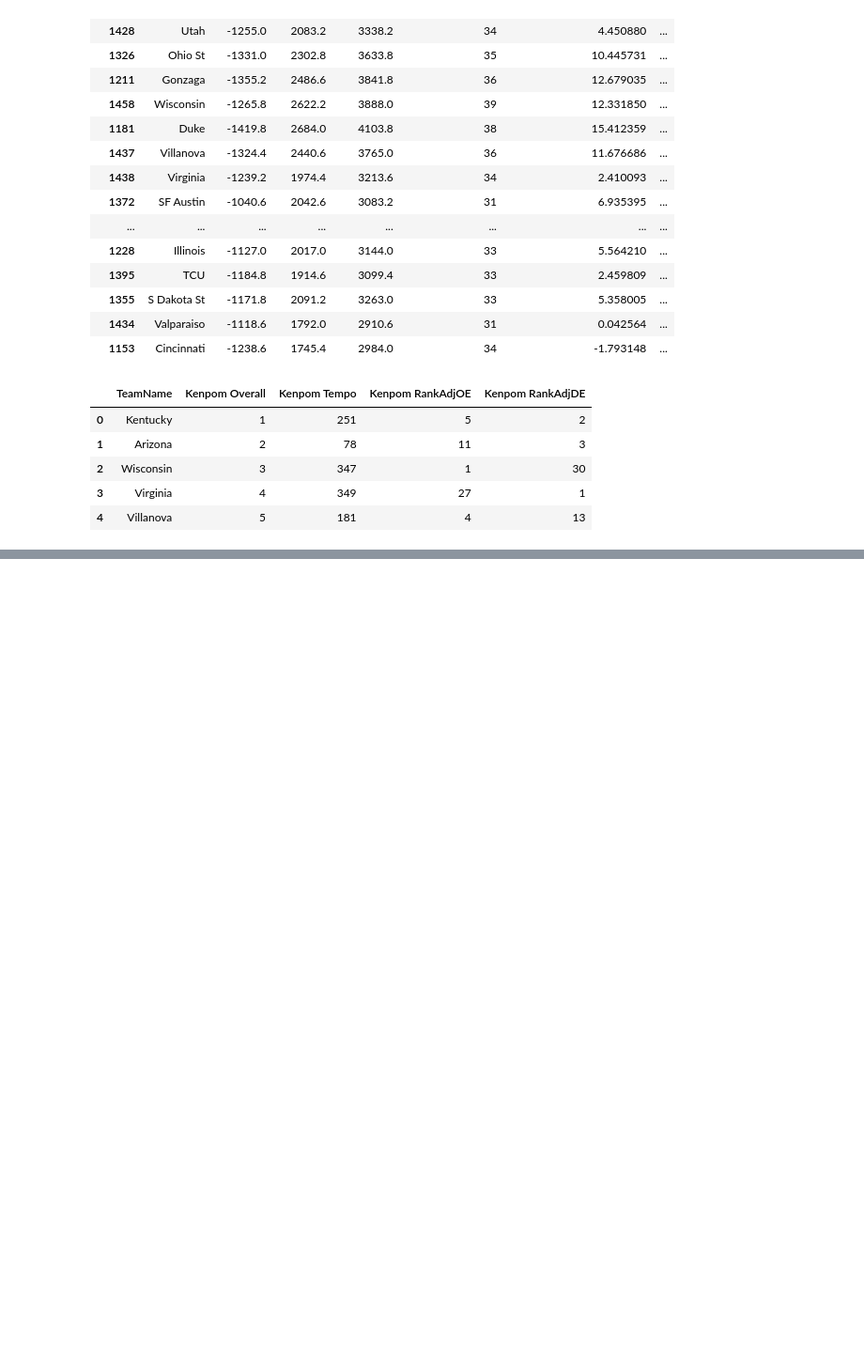
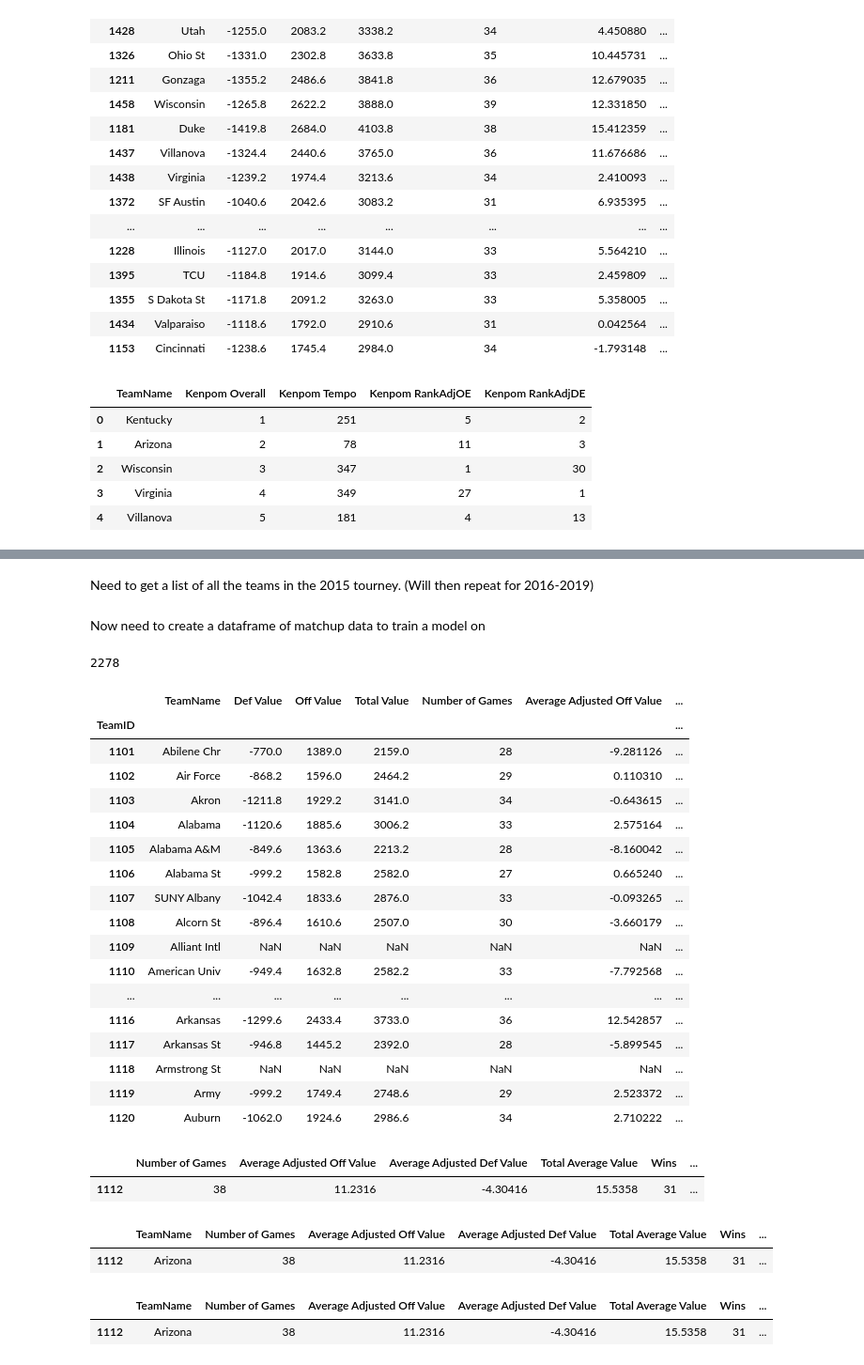
Before and after one commit to PeckJackson/kaggleProjects, a Jupyter notebook: NCAA Mens 2020/data/Untitled.ipynb, the cells around one changed output, grey strips where cells are left out. Shown: that part at 94% size. Drawn from its saved outputs; the diff is of its cells as text; code cells hidden in the pictures; blank space fills up the shorter version.

```diff
--- a/NCAA Mens 2020/data/Untitled.ipynb
+++ b/NCAA Mens 2020/data/Untitled.ipynb
@@ -606,0 +604,15 @@ a = {}
+# %%
+def get_team_id(team):
+    try:
+        team_data = pd.read_csv('MTeams.csv')
+        team_id = team_data.loc[team_data['TeamName']==team]['TeamID'].values[0]
+        return team_id
+    except IndexError:
+        print(team)
+# %%
+kenpom2015['TeamID'] = kenpom2015.apply(lambda team: get_team_id(team['TeamName'].strip('.')),axis=1)
+# %%
+kenpom2015.set_index('TeamID',inplace=True)
+# %%
+#Join Kenpom and data dataframes
+df_all_2015 = data.join(kenpom2015.drop('TeamName',axis=1))
@@ -606,0 +669,2 @@ a = {}
+# %% [markdown]
+Need to get a list of all the teams in the 2015 tourney. (Will then repeat for 2016-2019)
@@ -606,0 +675,2 @@ a = {}
+# %% [markdown]
+Now need to create a dataframe of matchup data to train a model on
@@ -606,0 +681,28 @@ a = {}
+# %%
+i = 0
+for matchup in matchups:
+    i += 1
+i
+# %% [output]
+2278
+# %%
+df_all_2015.head(20)
+# %% [output]
+|  | TeamName | Def Value | Off Value | Total Value | Number of Games | Average Adjusted Off Value | ... |
+| TeamID |  |  |  |  |  |  | ... |
+| 1101 | Abilene Chr | -770.0 | 1389.0 | 2159.0 | 28 | -9.281126 | ... |
+| 1102 | Air Force | -868.2 | 1596.0 | 2464.2 | 29 | 0.110310 | ... |
+| 1103 | Akron | -1211.8 | 1929.2 | 3141.0 | 34 | -0.643615 | ... |
+| 1104 | Alabama | -1120.6 | 1885.6 | 3006.2 | 33 | 2.575164 | ... |
+| 1105 | Alabama A&M | -849.6 | 1363.6 | 2213.2 | 28 | -8.160042 | ... |
+| 1106 | Alabama St | -999.2 | 1582.8 | 2582.0 | 27 | 0.665240 | ... |
+| 1107 | SUNY Albany | -1042.4 | 1833.6 | 2876.0 | 33 | -0.093265 | ... |
+| 1108 | Alcorn St | -896.4 | 1610.6 | 2507.0 | 30 | -3.660179 | ... |
+| 1109 | Alliant Intl | NaN | NaN | NaN | NaN | NaN | ... |
+| 1110 | American Univ | -949.4 | 1632.8 | 2582.2 | 33 | -7.792568 | ... |
+| ... | ... | ... | ... | ... | ... | ... | ... |
+| 1116 | Arkansas | -1299.6 | 2433.4 | 3733.0 | 36 | 12.542857 | ... |
+| 1117 | Arkansas St | -946.8 | 1445.2 | 2392.0 | 28 | -5.899545 | ... |
+| 1118 | Armstrong St | NaN | NaN | NaN | NaN | NaN | ... |
+| 1119 | Army | -999.2 | 1749.4 | 2748.6 | 29 | 2.523372 | ... |
+| 1120 | Auburn | -1062.0 | 1924.6 | 2986.6 | 34 | 2.710222 | ... |
@@ -607,2 +723,15 @@ a = {}
+# %%
+matchup_data_gen(1112, 1120, df_all_2015)
+# %% [output]
+|  | Number of Games | Average Adjusted Off Value | Average Adjusted Def Value | Total Average Value | Wins | ... |
+| 1112 | 38 | 11.2316 | -4.30416 | 15.5358 | 31 | ... |
+# %%
+b
+# %% [output]
+|  | TeamName | Number of Games | Average Adjusted Off Value | Average Adjusted Def Value | Total Average Value | Wins | ... |
+| 1112 | Arizona | 38 | 11.2316 | -4.30416 | 15.5358 | 31 | ... |
 # %%
-a['b'] = 1
+a.join(b,rsuffix='_Opp')
+# %% [output]
+|  | TeamName | Number of Games | Average Adjusted Off Value | Average Adjusted Def Value | Total Average Value | Wins | ... |
+| 1112 | Arizona | 38 | 11.2316 | -4.30416 | 15.5358 | 31 | ... |
```
Also changed, not shown: parts of 19 cells of this notebook, 1 other file.
